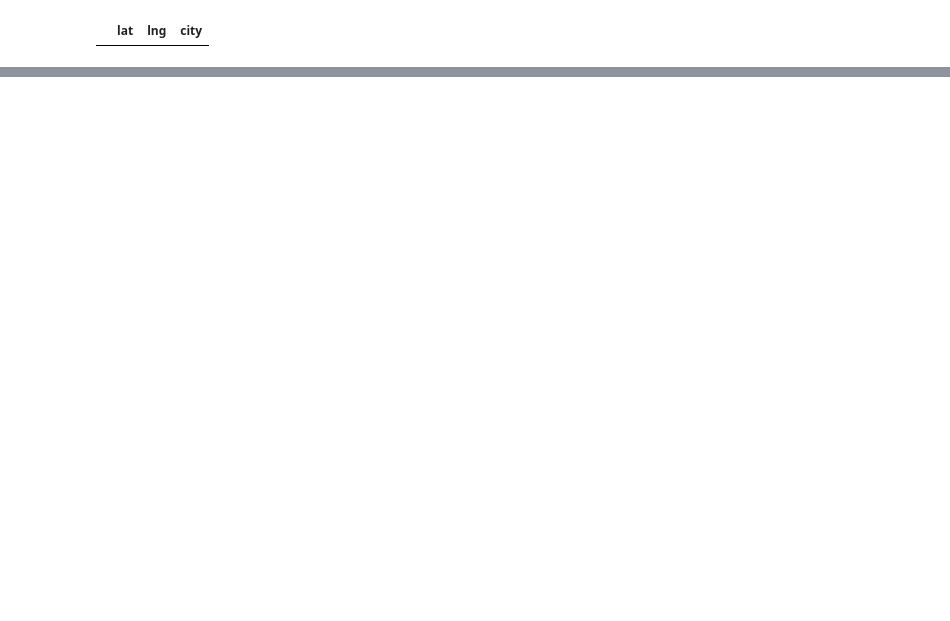
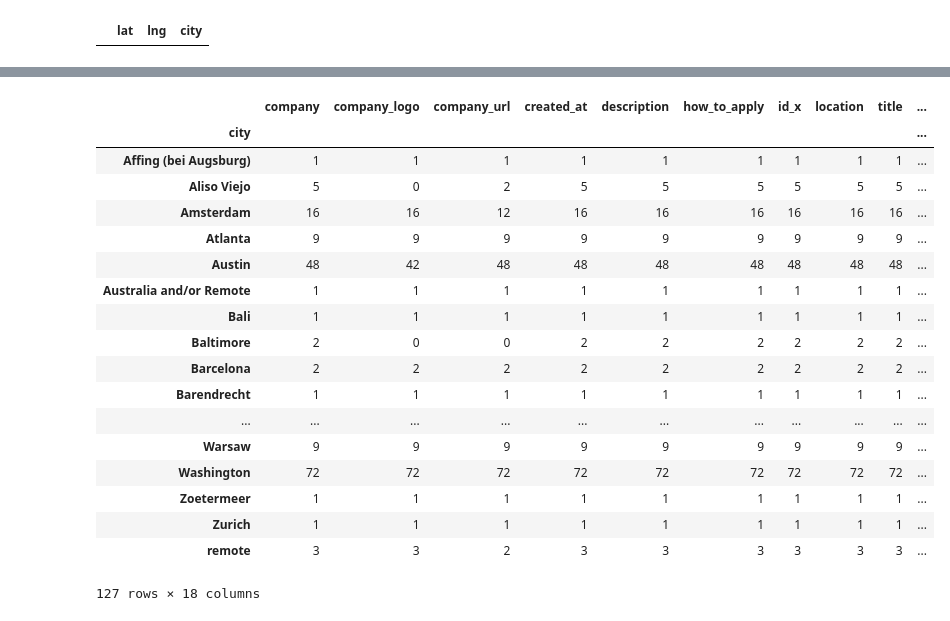
Before and after one commit to brian1581/Project1, a Jupyter notebook: sam-s-cluster.ipynb, the cells around one changed output, grey strips where cells are left out. Cells and saved outputs as stored; diff of their text form; code cells hidden in the pictures; blank space fills up the shorter version.

```diff
--- a/sam-s-cluster.ipynb
+++ b/sam-s-cluster.ipynb
@@ -75,8 +81,10 @@ l['location'] = l['location'].replace(
      'Den Bosch':'Den Bosch, Netherlands','Remote - US':'Remote','Nijverdal':'Nijverdal, Netherlands', 'San Diego':'San Diego, CA','Mill Valley':'Mill Valley, CA',
      'Gothenburg':'Gothenburg, Sweden', 'Gothenburg ':'Gothenburg, Sweden','Redwood City, Ca':'Redwood City, CA', 'Oslo, Norway or Remote':'Remote','Lincoln, NE or Remote':'Remote','Helsinki/Remote':'Remote',
      'Paris - Remote (European Timezone)':'Remote','Miami, Fl or Remote':'Remote','Columbus, Ohio':'Columbus, OH', 'Oberkochen, Germany':'Oberkochen, Germany', 'Palo Alto':'Palo Alto, CA',
-     'Cologne - Germany':'Cologne, Germany', 'Phoenix, Atlanta, Remote-US Based':'Remote'
+     'Cologne - Germany':'Cologne, Germany', 'Phoenix, Atlanta, Remote-US Based':'Remote','New York Area or Remote':'New York, New York','Portland OR':'Portland, OR'
     })
 # %%
 new = l["location"].str.split(",", n = 1, expand = True)
 l["city"]=new[0]
+l["state_code_or_country"]=new[1]
+l
@@ -82,0 +112,6 @@ l["city"]=new[0]
+# %%
+l = l[~l['location'].str.contains('Berlin',na=False)] #na=False
+l = l[~l['location'].str.contains('Athens',na=False)] #na=False
+l = l[~l['location'].str.contains('London',na=False)] #na=False
+l = l[~l['location'].str.contains('Hamburg',na=False)] #na=False
+l = l[~l['location'].str.contains('Munich',na=False)] #na=False
@@ -97,3 +159,25 @@ dsc = sc.dropna()
+# %%
+s.groupby(by="city").count()
+# %% [output]
+|  | company | company_logo | company_url | created_at | description | how_to_apply | id_x | location | title | ... |
+| city |  |  |  |  |  |  |  |  |  | ... |
+| Affing (bei Augsburg) | 1 | 1 | 1 | 1 | 1 | 1 | 1 | 1 | 1 | ... |
+| Aliso Viejo | 5 | 0 | 2 | 5 | 5 | 5 | 5 | 5 | 5 | ... |
+| Amsterdam | 16 | 16 | 12 | 16 | 16 | 16 | 16 | 16 | 16 | ... |
+| Atlanta | 9 | 9 | 9 | 9 | 9 | 9 | 9 | 9 | 9 | ... |
+| Austin | 48 | 42 | 48 | 48 | 48 | 48 | 48 | 48 | 48 | ... |
+| Australia and/or Remote | 1 | 1 | 1 | 1 | 1 | 1 | 1 | 1 | 1 | ... |
+| Bali | 1 | 1 | 1 | 1 | 1 | 1 | 1 | 1 | 1 | ... |
+| Baltimore | 2 | 0 | 0 | 2 | 2 | 2 | 2 | 2 | 2 | ... |
+| Barcelona | 2 | 2 | 2 | 2 | 2 | 2 | 2 | 2 | 2 | ... |
+| Barendrecht | 1 | 1 | 1 | 1 | 1 | 1 | 1 | 1 | 1 | ... |
+| ... | ... | ... | ... | ... | ... | ... | ... | ... | ... | ... |
+| Warsaw | 9 | 9 | 9 | 9 | 9 | 9 | 9 | 9 | 9 | ... |
+| Washington | 72 | 72 | 72 | 72 | 72 | 72 | 72 | 72 | 72 | ... |
+| Zoetermeer | 1 | 1 | 1 | 1 | 1 | 1 | 1 | 1 | 1 | ... |
+| Zurich | 1 | 1 | 1 | 1 | 1 | 1 | 1 | 1 | 1 | ... |
+| remote | 3 | 3 | 2 | 3 | 3 | 3 | 3 | 3 | 3 | ... |
+127 rows × 18 columns
 # %%
 final_coordinates = dsc.drop(columns='city')
 # final_coordinates
```
Also changed, not shown: parts of 10 cells of this notebook.
